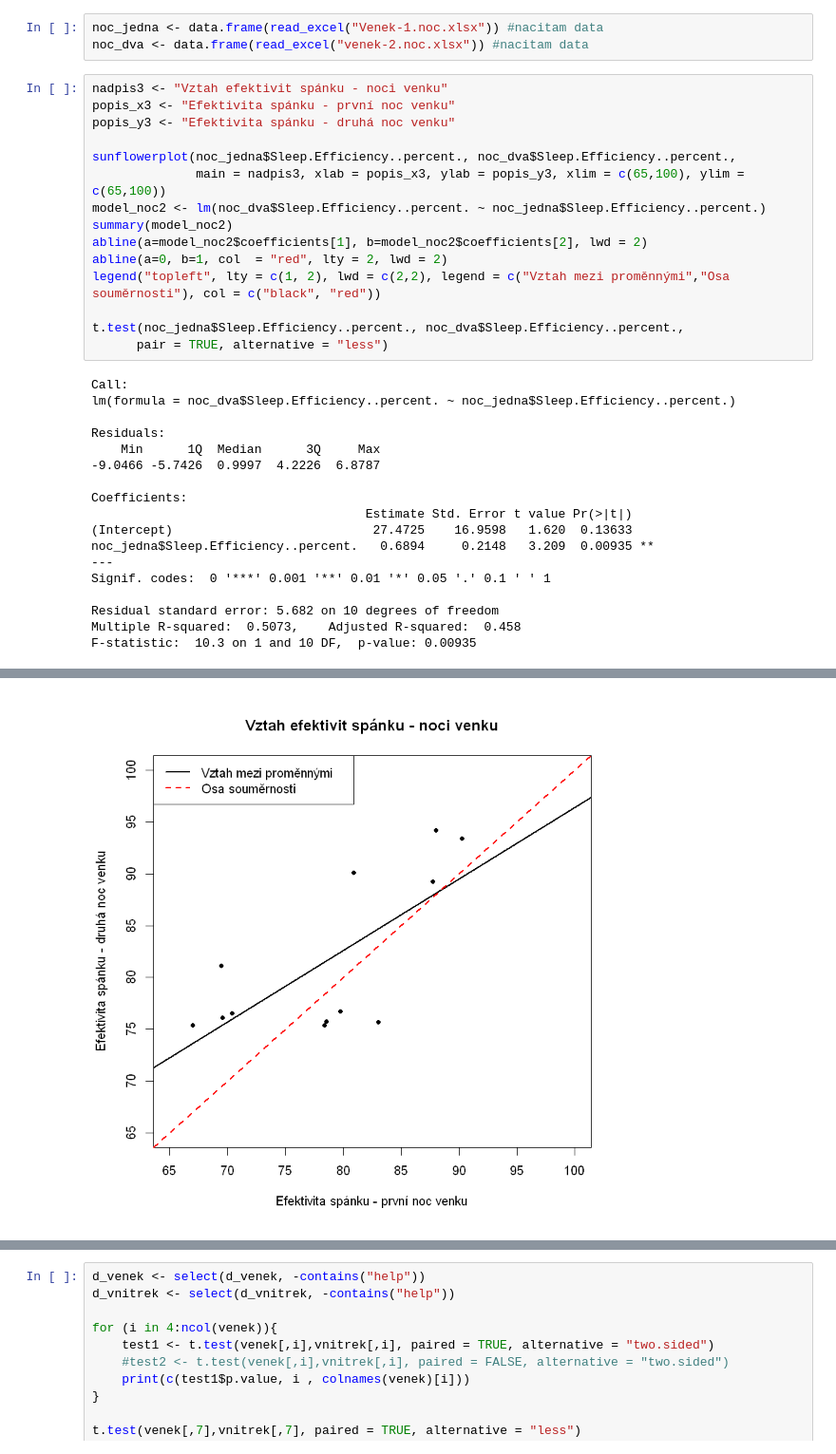
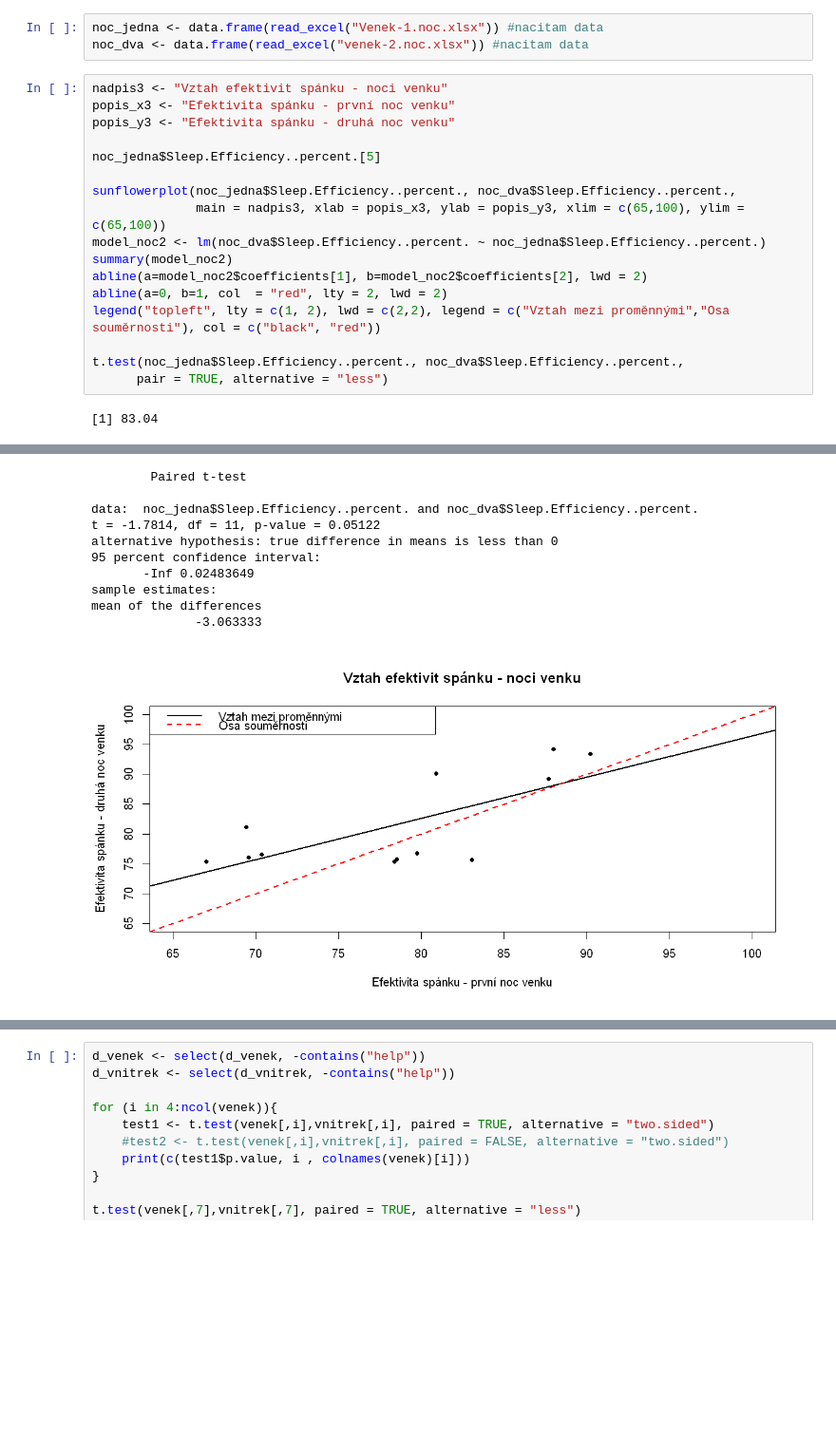
Before and after one commit to magicbeans817/projekt_spani, a Jupyter notebook: script.ipynb, the cells around one changed output, grey strips where cells are left out. Shown at 95% size. Saved outputs shown, nothing was run; the diff lists cells and outputs as text; blank space fills up the shorter version.

```diff
--- a/script.ipynb
+++ b/script.ipynb
@@ -250,6 +250,8 @@ noc_dva <- data.frame(read_excel("venek-2.noc.xlsx")) #nacitam data
 nadpis3 <- "Vztah efektivit spánku - noci venku"
 popis_x3 <- "Efektivita spánku - první noc venku"
 popis_y3 <- "Efektivita spánku - druhá noc venku"
+
+noc_jedna$Sleep.Efficiency..percent.[5]
 
 sunflowerplot(noc_jedna$Sleep.Efficiency..percent., noc_dva$Sleep.Efficiency..percent.,
               main = nadpis3, xlab = popis_x3, ylab = popis_y3, xlim = c(65,100), ylim = c(65,100))
@@ -262,20 +264,4 @@ legend("topleft", lty = c(1, 2), lwd = c(2,2), legend = c("Vztah mezi proměnný
 t.test(noc_jedna$Sleep.Efficiency..percent., noc_dva$Sleep.Efficiency..percent.,
       pair = TRUE, alternative = "less")
 # %% [output]
-Call:
-lm(formula = noc_dva$Sleep.Efficiency..percent. ~ noc_jedna$Sleep.Efficiency..percent.)
-
-Residuals:
-    Min      1Q  Median      3Q     Max
--9.0466 -5.7426  0.9997  4.2226  6.8787
-
-Coefficients:
-                                     Estimate Std. Error t value Pr(>|t|)
-(Intercept)                           27.4725    16.9598   1.620  0.13633
-noc_jedna$Sleep.Efficiency..percent.   0.6894     0.2148   3.209  0.00935 **
----
-Signif. codes:  0 '***' 0.001 '**' 0.01 '*' 0.05 '.' 0.1 ' ' 1
-
-Residual standard error: 5.682 on 10 degrees of freedom
-Multiple R-squared:  0.5073,    Adjusted R-squared:  0.458
-F-statistic:  10.3 on 1 and 10 DF,  p-value: 0.00935
+[1] 83.04
@@ -292 +285,11 @@ mean of the differences
+        Paired t-test
+
+data:  noc_jedna$Sleep.Efficiency..percent. and noc_dva$Sleep.Efficiency..percent.
+t = -1.7814, df = 11, p-value = 0.05122
+alternative hypothesis: true difference in means is less than 0
+95 percent confidence interval:
+       -Inf 0.02483649
+sample estimates:
+mean of the differences
+              -3.063333
-[figure, old version]
+[figure, new version]
```
Also changed, not shown: parts of 3 cells of this notebook.
